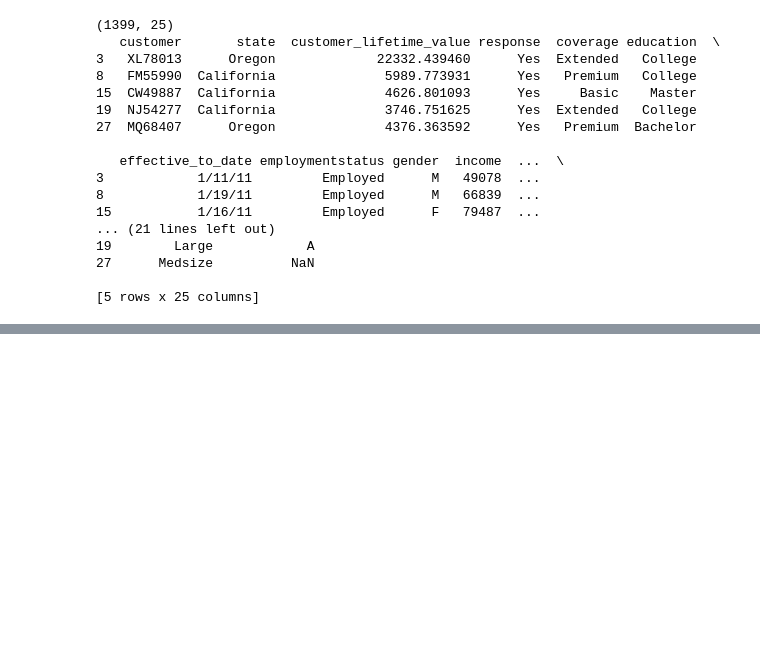
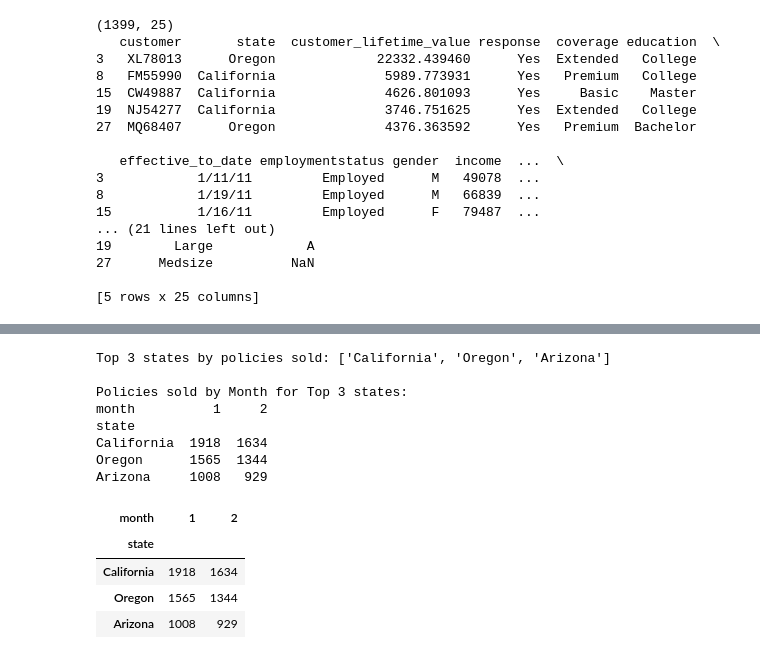
Before and after one commit to PaulinaMamiaga/lab-dw-data-aggregation-and-filtering, a Jupyter notebook: lab-dw-aggregating.ipynb, the cells around one changed output, grey strips where cells are left out. Cells and saved outputs as stored; diff of their text form; code cells hidden in the pictures; blank space fills up the shorter version.

```diff
--- a/lab-dw-aggregating.ipynb
+++ b/lab-dw-aggregating.ipynb
@@ -189,0 +312,44 @@ print(grouped_analysis)
+# %%
+# Bonus 6:
+# Find top 3 states by total policies sold,
+# then show the number of policies sold by month for those states.
+
+total_policies_by_state = (
+    df.groupby("state")["policy"]
+      .count()
+      .sort_values(ascending=False)
+)
+
+top3_states = total_policies_by_state.head(3).index
+print("\nTop 3 states by policies sold:", list(top3_states))
+
+top3_policies_by_month = (
+    df[df["state"].isin(top3_states)]
+      .groupby(["state", "month"])["policy"]
+      .count()
+      .unstack(fill_value=0)
+)
+# show the result in descending order of total policies sold
+top3_policies_by_month["total_policies"] = top3_policies_by_month.sum(axis=1)
+top3_policies_by_month = top3_policies_by_month.sort_values("total_policies", ascending=False)
+top3_policies_by_month = top3_policies_by_month.drop(columns=["total_policies"])
+
+print("\nPolicies sold by Month for Top 3 states:")
+print(top3_policies_by_month)
+
+# display the pivot table
+top3_policies_by_month
+# %% [output]
+Top 3 states by policies sold: ['California', 'Oregon', 'Arizona']
+
+Policies sold by Month for Top 3 states:
+month          1     2
+state
+California  1918  1634
+Oregon      1565  1344
+Arizona     1008   929
+| month | 1 | 2 |
+| state |  |  |
+| California | 1918 | 1634 |
+| Oregon | 1565 | 1344 |
+| Arizona | 1008 | 929 |
```
Also changed, not shown: parts of 13 cells of this notebook.
